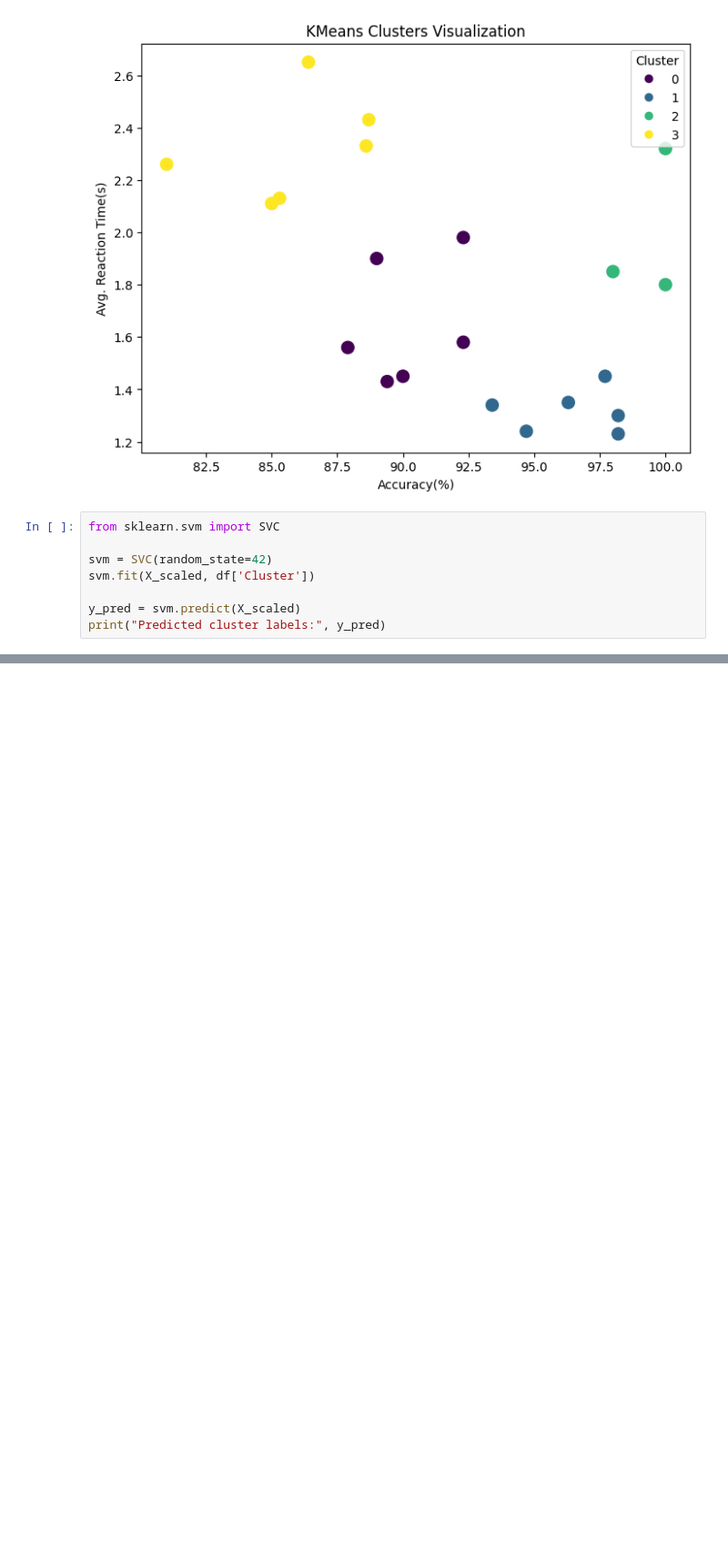
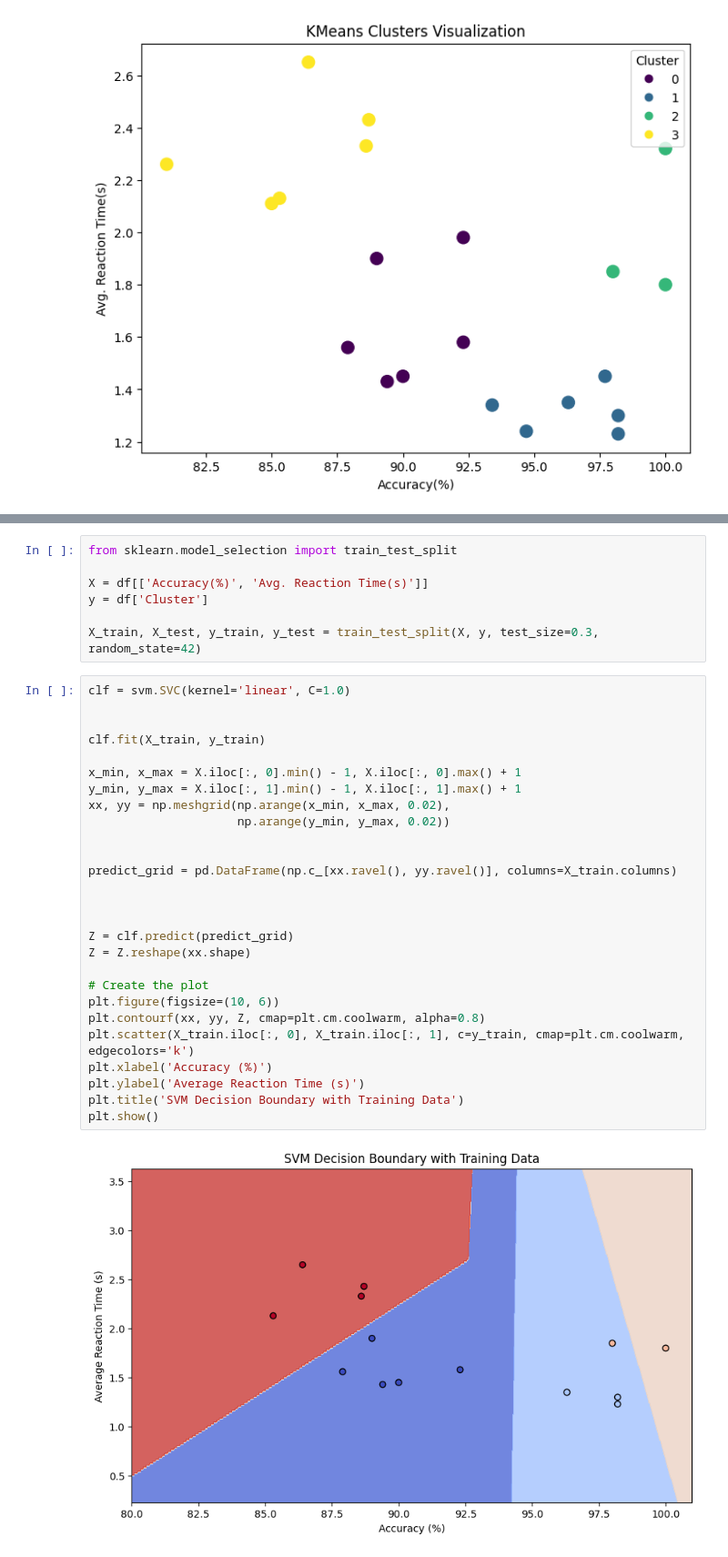
Before and after one commit to Blip-Loban/MutasimFuadSarker_2221460042_CSE445, a Jupyter notebook: Mini Project 1/Project1.ipynb, the cells around one changed output, grey strips where cells are left out. Shown at 91% size. Drawn from its saved outputs; the diff is of its cells as text; blank space fills up the shorter version.

```diff
--- a/Mini Project 1/Project1.ipynb
+++ b/Mini Project 1/Project1.ipynb
@@ -93,11 +95,3 @@ plt.legend(*scatter.legend_elements(), title="Cluster")
 plt.show()
 # %% [output]
 [figure]
-# %%
-from sklearn.svm import SVC
-
-svm = SVC(random_state=42)
-svm.fit(X_scaled, df['Cluster'])
-
-y_pred = svm.predict(X_scaled)
-print("Predicted cluster labels:", y_pred)
@@ -162,0 +107,36 @@ plt.show()
+# %%
+from sklearn.model_selection import train_test_split
+
+X = df[['Accuracy(%)', 'Avg. Reaction Time(s)']]
+y = df['Cluster']
+
+X_train, X_test, y_train, y_test = train_test_split(X, y, test_size=0.3, random_state=42)
+# %%
+clf = svm.SVC(kernel='linear', C=1.0)
+
+
+clf.fit(X_train, y_train)
+
+x_min, x_max = X.iloc[:, 0].min() - 1, X.iloc[:, 0].max() + 1
+y_min, y_max = X.iloc[:, 1].min() - 1, X.iloc[:, 1].max() + 1
+xx, yy = np.meshgrid(np.arange(x_min, x_max, 0.02),
+                     np.arange(y_min, y_max, 0.02))
+
+
+predict_grid = pd.DataFrame(np.c_[xx.ravel(), yy.ravel()], columns=X_train.columns)
+
+
+
+Z = clf.predict(predict_grid)
+Z = Z.reshape(xx.shape)
+
+# Create the plot
+plt.figure(figsize=(10, 6))
+plt.contourf(xx, yy, Z, cmap=plt.cm.coolwarm, alpha=0.8)
+plt.scatter(X_train.iloc[:, 0], X_train.iloc[:, 1], c=y_train, cmap=plt.cm.coolwarm, edgecolors='k')
+plt.xlabel('Accuracy (%)')
+plt.ylabel('Average Reaction Time (s)')
+plt.title('SVM Decision Boundary with Training Data')
+plt.show()
+# %% [output]
+[figure, added]
```
Also changed, not shown: parts of 13 cells of this notebook, 2 other files.
